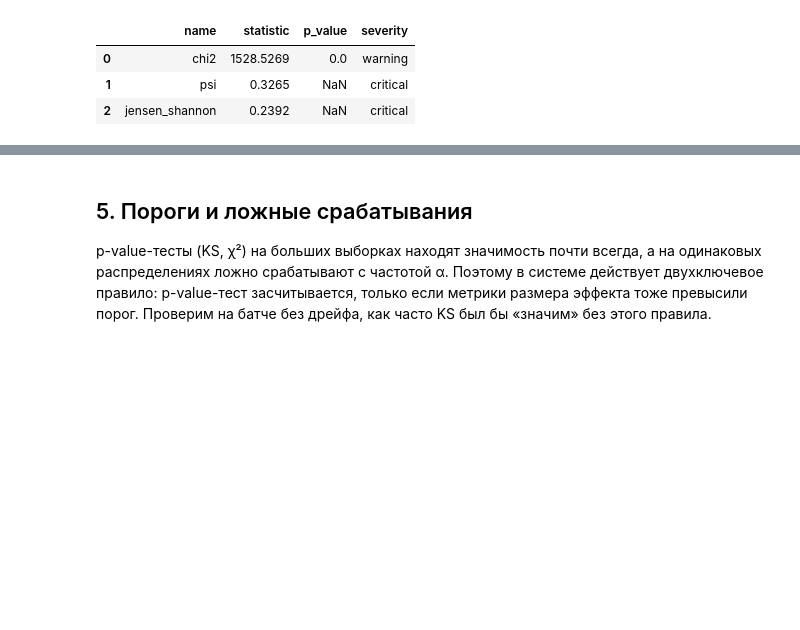
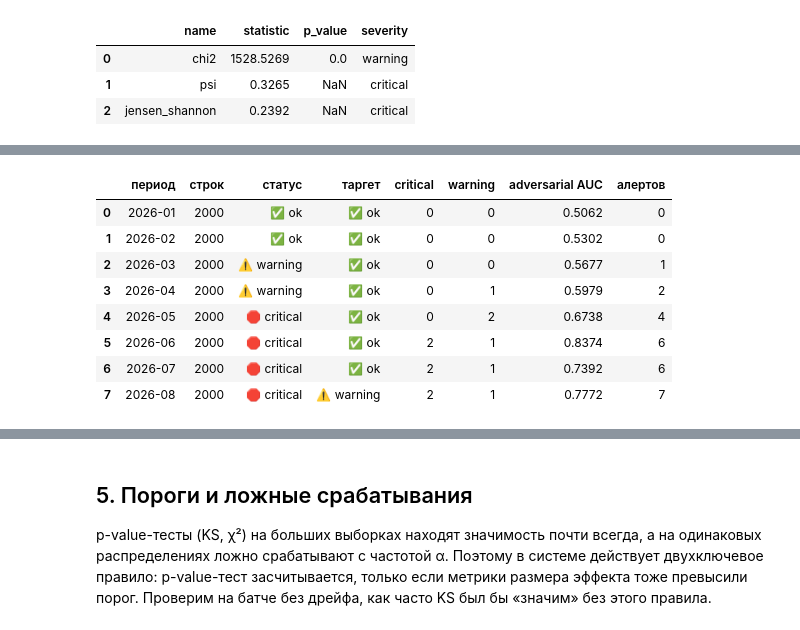
Before and after one commit to dmagog/mts-shad-drift-guardian, a Jupyter notebook: notebooks/demo.ipynb, the cells around one changed output, grey strips where cells are left out. Cells and saved outputs as stored; diff of their text form; code cells hidden in the pictures; blank space fills up the shorter version.

```diff
--- a/notebooks/demo.ipynb
+++ b/notebooks/demo.ipynb
@@ -163,0 +171,18 @@ pd.DataFrame(r["target_drift"]["tests"])[["name", "statistic", "p_value", "sever
+# %%
+from drift_guardian import run_timeline_from_frame
+from drift_guardian.demo import make_timeline_demo
+from drift_guardian.plots import timeline_frame, timeline_psi_figure, timeline_severity_figure
+
+reference_t, stream = make_timeline_demo(n_periods=8, rows_per_period=2_000, seed=42)
+timeline = run_timeline_from_frame(reference_t, stream, "date", "M", config)
+timeline_frame(timeline)
+# %% [output]
+|  | период | строк | статус | таргет | critical | warning | adversarial AUC | алертов |
+| 0 | 2026-01 | 2000 | ✅ ok | ✅ ok | 0 | 0 | 0.5062 | 0 |
+| 1 | 2026-02 | 2000 | ✅ ok | ✅ ok | 0 | 0 | 0.5302 | 0 |
+| 2 | 2026-03 | 2000 | ⚠️ warning | ✅ ok | 0 | 0 | 0.5677 | 1 |
+| 3 | 2026-04 | 2000 | ⚠️ warning | ✅ ok | 0 | 1 | 0.5979 | 2 |
+| 4 | 2026-05 | 2000 | 🛑 critical | ✅ ok | 0 | 2 | 0.6738 | 4 |
+| 5 | 2026-06 | 2000 | 🛑 critical | ✅ ok | 2 | 1 | 0.8374 | 6 |
+| 6 | 2026-07 | 2000 | 🛑 critical | ✅ ok | 2 | 1 | 0.7392 | 6 |
+| 7 | 2026-08 | 2000 | 🛑 critical | ⚠️ warning | 2 | 1 | 0.7772 | 7 |
```
Also changed, not shown: parts of 6 cells of this notebook, 34 other files.
